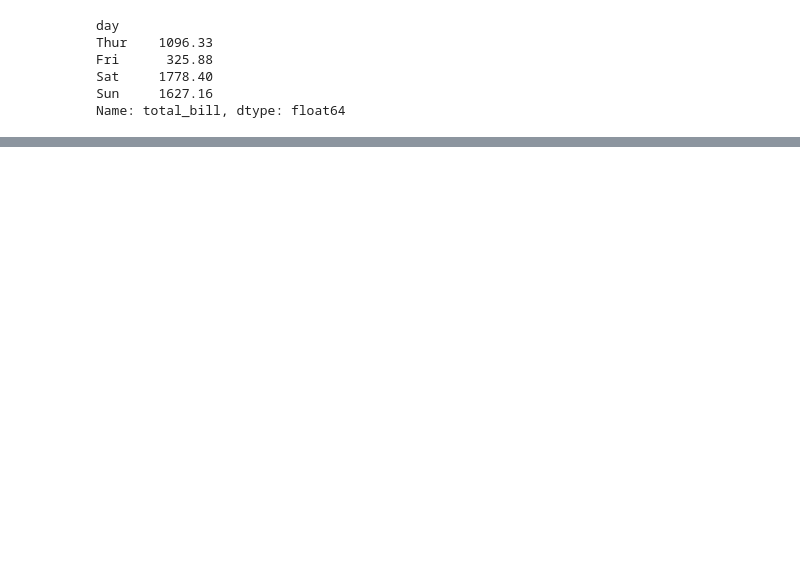
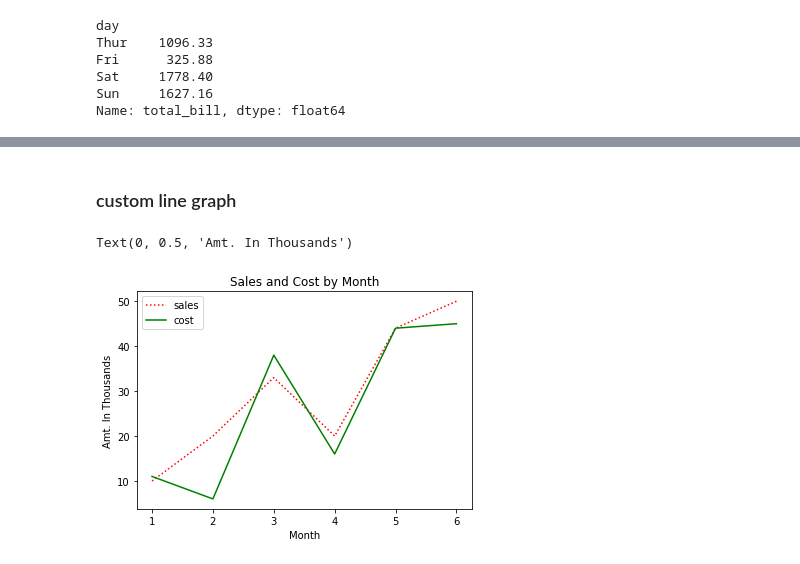
Before and after one commit to srikanthpragada/DS_16_AUG_2019, a Jupyter notebook: matplotlibdemo.ipynb, the cells around one changed output, grey strips where cells are left out. Cells and saved outputs as stored; diff of their text form; code cells hidden in the pictures; blank space fills up the shorter version.

```diff
--- a/matplotlibdemo.ipynb
+++ b/matplotlibdemo.ipynb
@@ -166,0 +168,14 @@ matplotlib.patches.Wedge
+# %% [markdown]
+### custom line graph
+# %%
+sales = [10,20,33,20,44,50]
+cost = [11,6,38,16,44,45]
+months = [1,2,3,4,5,6]
+plt.plot(months,sales, 'r:',months,cost,'g-')
+plt.legend(['sales','cost'])
+plt.title("Sales and Cost by Month")
+plt.xlabel("Month")
+plt.ylabel("Amt. In Thousands")
+# %% [output]
+Text(0, 0.5, 'Amt. In Thousands')
+[figure, added]
```
Also changed, not shown: parts of 6 cells of this notebook.
